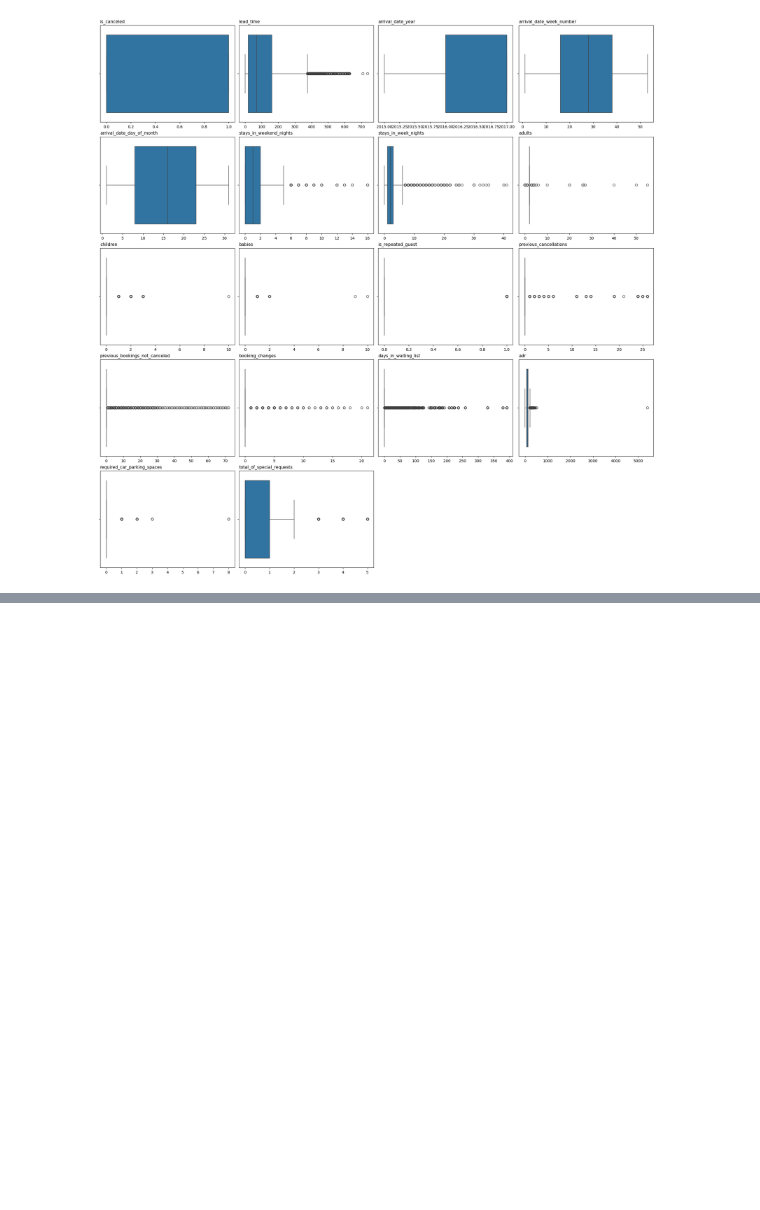
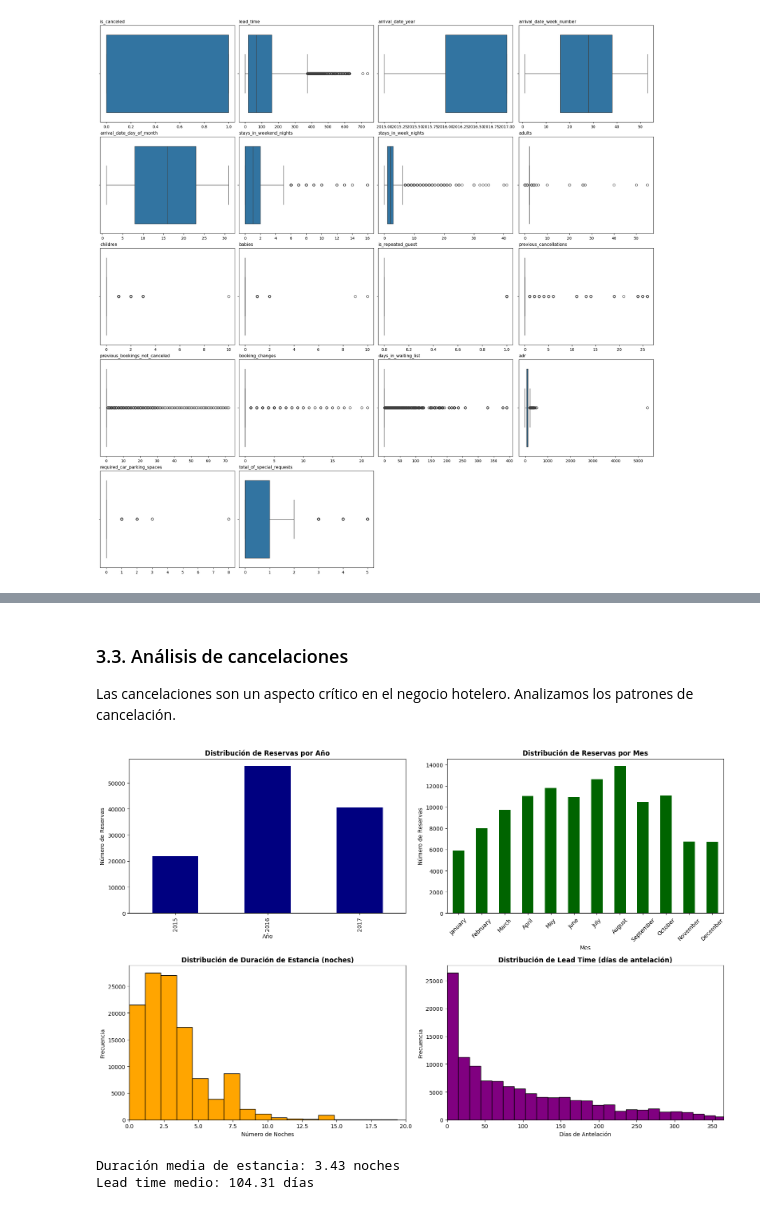
Before and after one commit to acascanzal/EDA-TCD, a Jupyter notebook: main.ipynb, the cells around one changed output, grey strips where cells are left out. Drawn from its saved outputs; the diff is of its cells as text; code cells hidden in the pictures; blank space fills up the shorter version.

```diff
--- a/main.ipynb
+++ b/main.ipynb
@@ -156,0 +380,48 @@ atipical_cols = ['lead_time','adults','children','babies','previous_cancellation
+# %% [markdown]
+### 3.3. Análisis de cancelaciones
+
+Las cancelaciones son un aspecto crítico en el negocio hotelero. Analizamos los patrones de cancelación.
+# %%
+# Análisis de reservas por año y mes
+fig, axes = plt.subplots(2, 2, figsize=(16, 10))
+
+# 1. Reservas por año
+df['arrival_date_year'].value_counts().sort_index().plot(kind='bar', ax=axes[0, 0], color='navy')
+axes[0, 0].set_title('Distribución de Reservas por Año', fontweight='bold')
+axes[0, 0].set_xlabel('Año')
+axes[0, 0].set_ylabel('Número de Reservas')
+
+# 2. Reservas por mes
+month_order = ['January', 'February', 'March', 'April', 'May', 'June',
+               'July', 'August', 'September', 'October', 'November', 'December']
+month_counts = df['arrival_date_month'].value_counts().reindex(month_order)
+month_counts.plot(kind='bar', ax=axes[0, 1], color='darkgreen')
+axes[0, 1].set_title('Distribución de Reservas por Mes', fontweight='bold')
+axes[0, 1].set_xlabel('Mes')
+axes[0, 1].set_ylabel('Número de Reservas')
+axes[0, 1].tick_params(axis='x', rotation=45)
+
+# 3. Duración de estancia
+df['total_nights'] = df['stays_in_weekend_nights'] + df['stays_in_week_nights']
+df['total_nights'].plot(kind='hist', bins=50, ax=axes[1, 0], color='orange', edgecolor='black')
+axes[1, 0].set_title('Distribución de Duración de Estancia (noches)', fontweight='bold')
+axes[1, 0].set_xlabel('Número de Noches')
+axes[1, 0].set_ylabel('Frecuencia')
+axes[1, 0].set_xlim(0, 20)  # Limitar a 20 noches para mejor visualización
+
+# 4. Lead time
+df['lead_time'].plot(kind='hist', bins=50, ax=axes[1, 1], color='purple', edgecolor='black')
+axes[1, 1].set_title('Distribución de Lead Time (días de antelación)', fontweight='bold')
+axes[1, 1].set_xlabel('Días de Antelación')
+axes[1, 1].set_ylabel('Frecuencia')
+axes[1, 1].set_xlim(0, 365)  # Limitar a 1 año para mejor visualización
+
+plt.tight_layout()
+plt.show()
+
+print(f"Duración media de estancia: {df['total_nights'].mean():.2f} noches")
+print(f"Lead time medio: {df['lead_time'].mean():.2f} días")
+# %% [output]
+[figure, added]
+Duración media de estancia: 3.43 noches
+Lead time medio: 104.31 días
```
Also changed, not shown: parts of 27 cells of this notebook, 1 other file.
